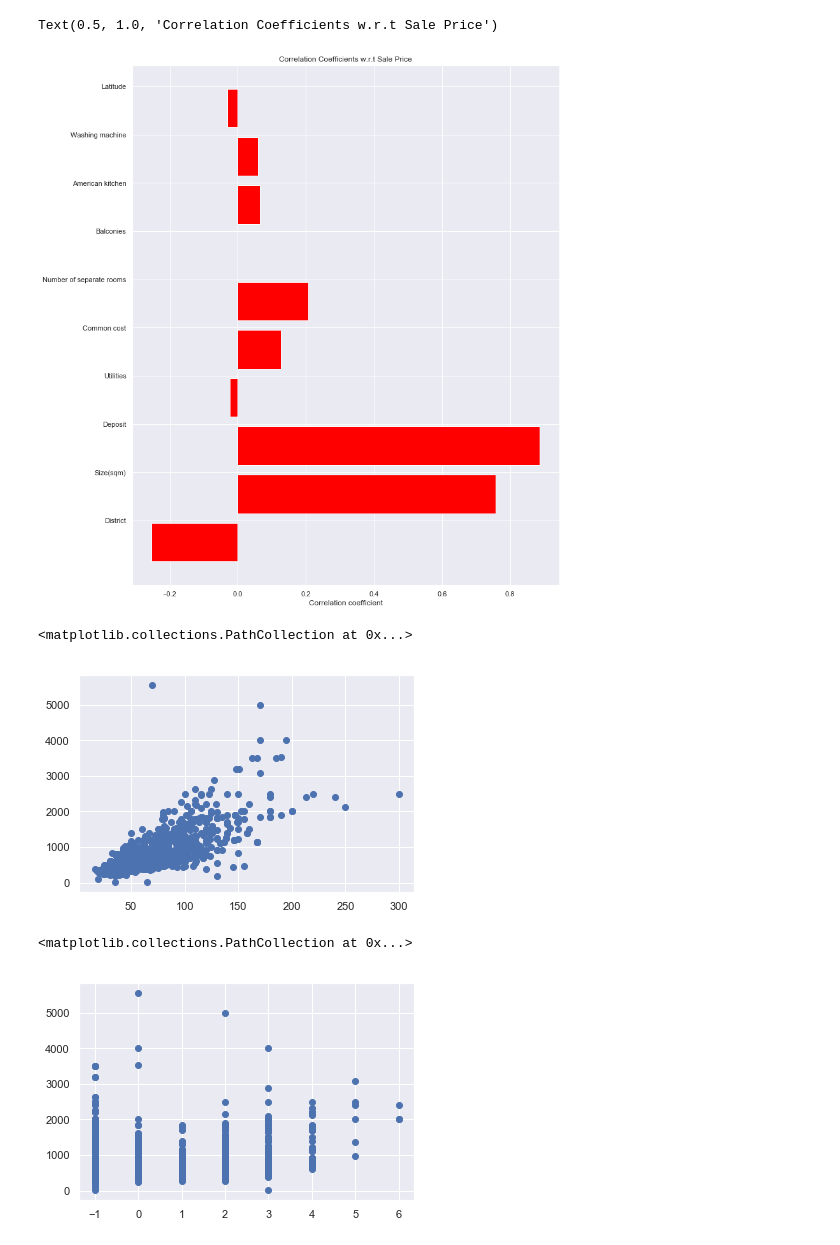
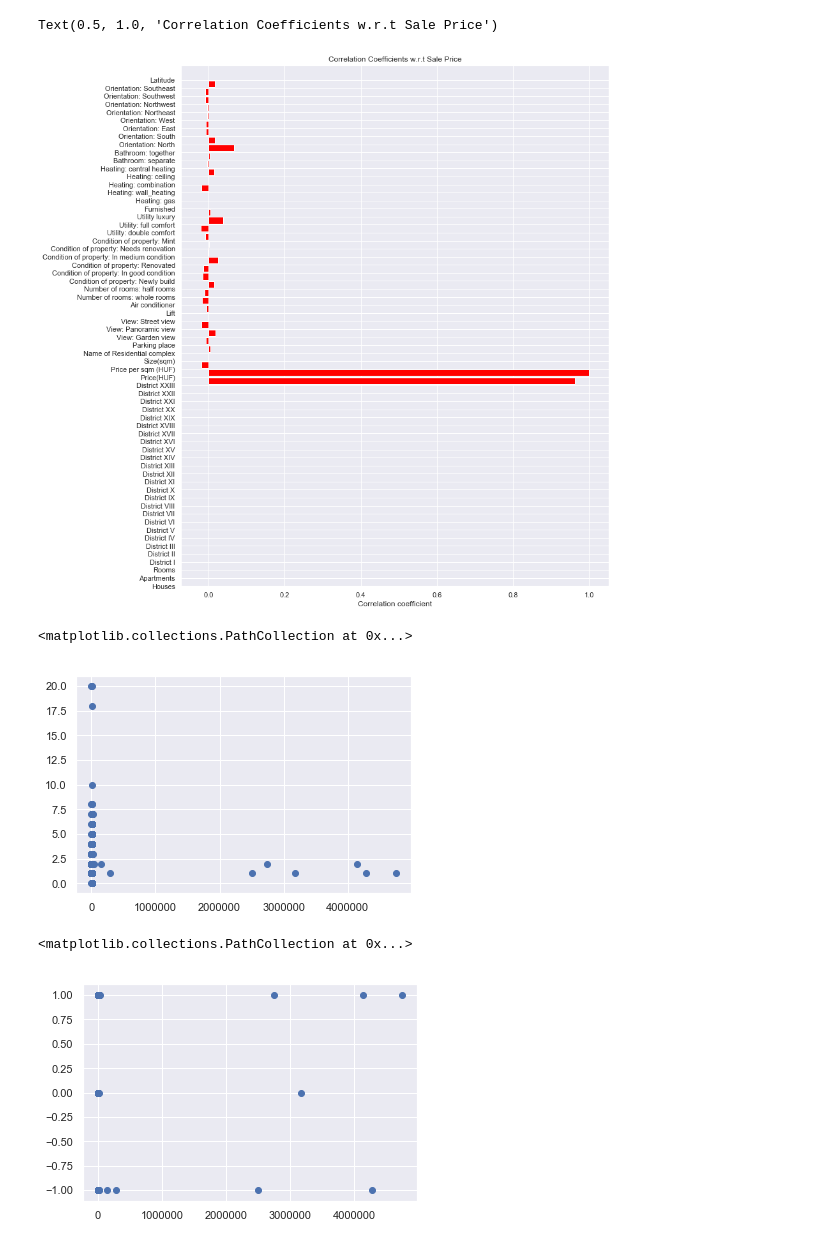
Before and after one commit to tianshan7777/4thYearProject, a Jupyter notebook: rent_price_analysis.ipynb, the cells around one changed output. Drawn from its saved outputs; the diff is of its cells as text; code cells hidden in the pictures.

```diff
--- a/rent_price_analysis.ipynb
+++ b/rent_price_analysis.ipynb
@@ -22,0 +23,3 @@ flats.head()
+# %%
+flats['Price per sqm (HUF)'] = flats['Price per sqm (HUF)'].astype(float)
+flats['Price(HUF)']
@@ -45,39 +86,39 @@ KeyError: 'Price per sqm (HUF)'
 # %%
-#Visualise correlations
+## Visualise correlations
 
 #Filter out all the variables containing strings
 num_feat = flats.columns[flats.dtypes!=object]
 #find the column numbers we need
 num_feat = num_feat[1:-1]
 
 labels = []
 values = []
 for col in num_feat:
     labels.append(col)
     # .corrcoef returns Pearson product-moment correlation coefficients.
-    values.append(np.corrcoef(flats[col].values,flats["Price per month"].values)[0,1])
+    values.append(np.corrcoef(flats[col].values,flats['Price per sqm (HUF)'].values)[0,1])
 
 ind = np.arange(len(labels))
 width = 0.9
 fig, ax = plt.subplots(figsize = (12,15))
 #.barh for a horizontal bar
 rexts = ax.barh(ind, np.array(values), color = "red")
 ax.set_yticks(ind+((width)/2.))
 ax.set_yticklabels(labels, rotation = "horizontal")
 ax.set_xlabel("Correlation coefficient")
 ax.set_title("Correlation Coefficients w.r.t Sale Price")
 # %% [output]
 Text(0.5, 1.0, 'Correlation Coefficients w.r.t Sale Price')
-[figure, old version]
+[figure, new version]
 # %%
 #Plot scatter graphs
-plt.scatter(flats["Size(sqm)"], flats["Price per month"])
+plt.scatter(flats['Price per sqm (HUF)'], flats['Number of rooms: whole rooms'])
 # %% [output]
 <matplotlib.collections.PathCollection at 0x...>
-[figure, old version]
+[figure, new version]
 # %%
-plt.scatter(flats["Number of separate rooms"], flats["Price per month"])
+plt.scatter(flats['Price per sqm (HUF)'], flats['Lift'])
 # %% [output]
 <matplotlib.collections.PathCollection at 0x...>
-[figure, old version]
+[figure, new version]
 # %%
```
Also changed, not shown: parts of 9 cells of this notebook, 10 other files.
